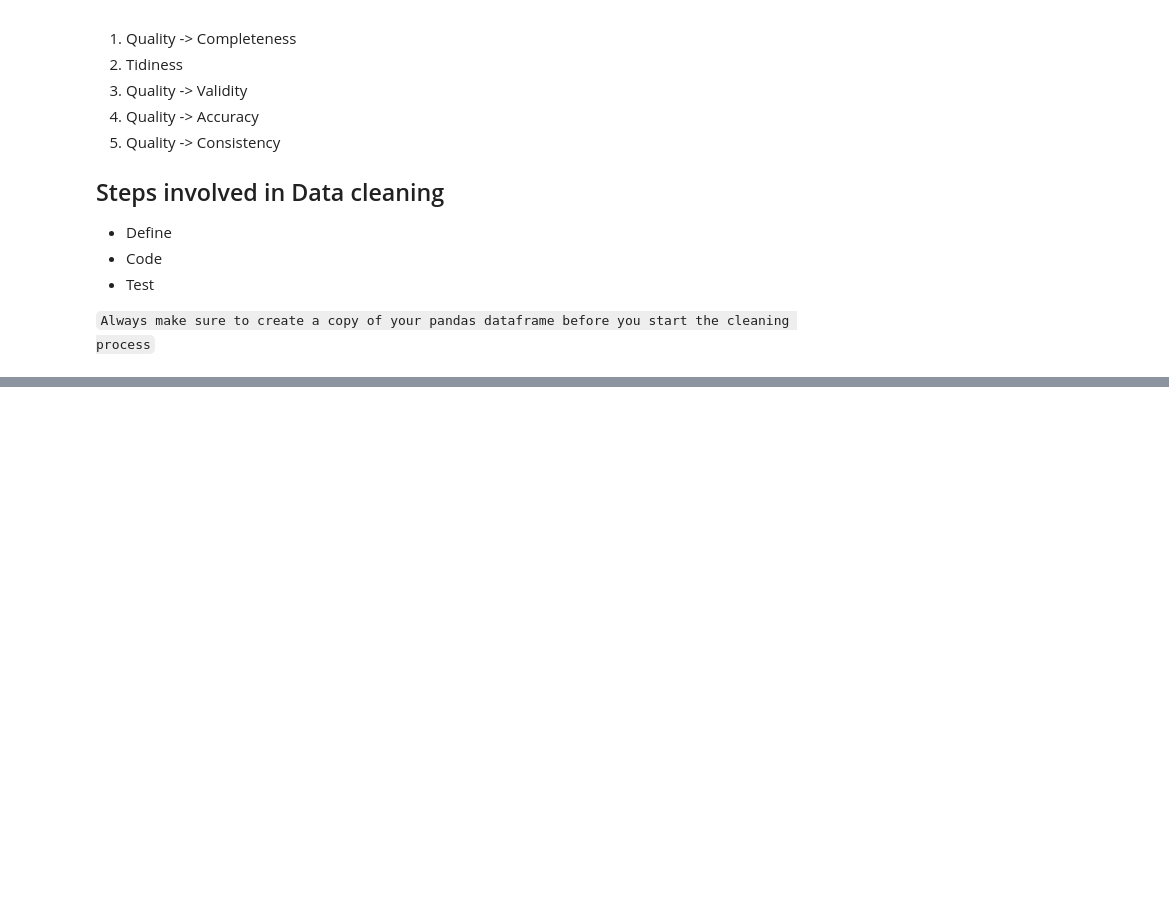
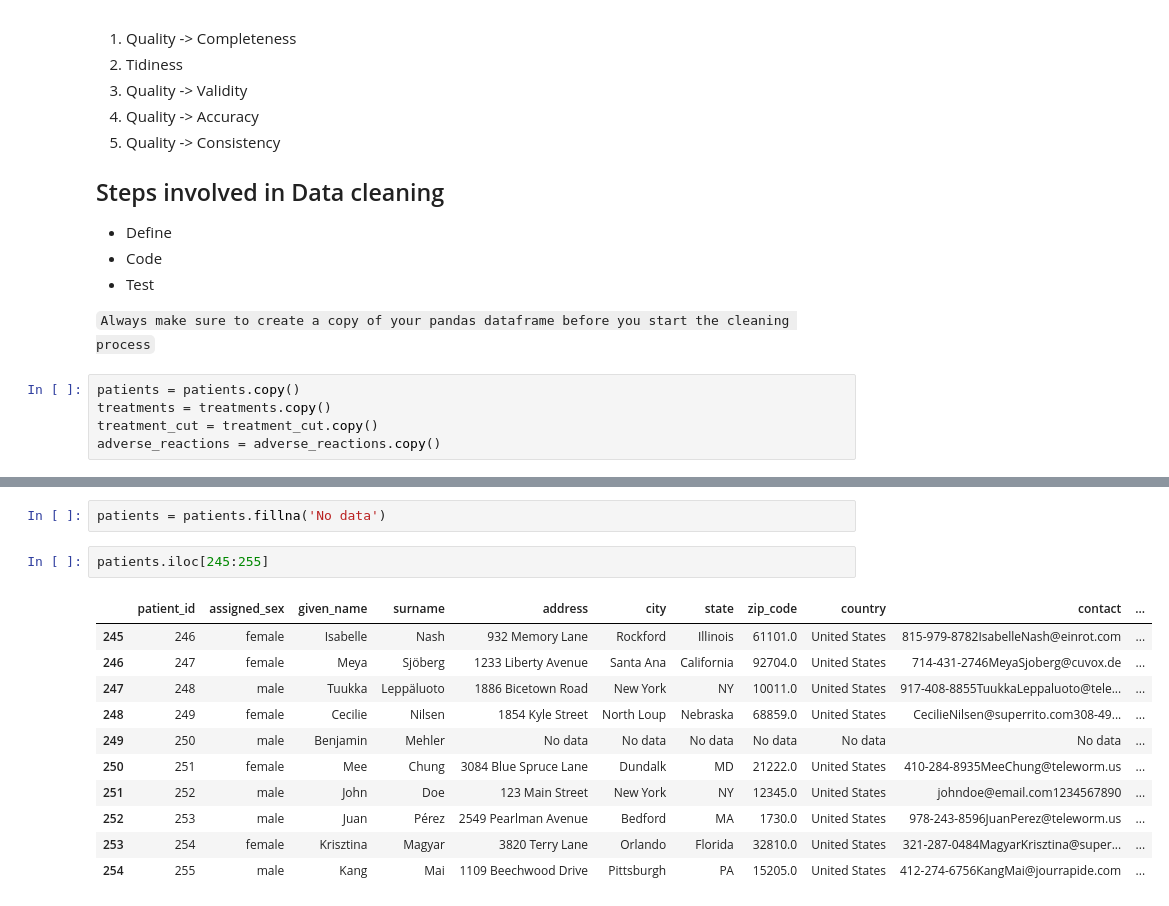
Before and after one commit to sourabhms66/data_analysis_process, a Jupyter notebook: session_28_data_accessing_and_cleaning.ipynb, the cells around one changed output, grey strips where cells are left out. Drawn from its saved outputs; the diff is of its cells as text; blank space fills up the shorter version.

```diff
--- a/session_28_data_accessing_and_cleaning.ipynb
+++ b/session_28_data_accessing_and_cleaning.ipynb
@@ -660,3 +660,8 @@ Completeness <- Validity <- Accuracy <- Consistency
 - Test
 
 `Always make sure to create a copy of your pandas dataframe before you start the cleaning process`
+# %%
+patients = patients.copy()
+treatments = treatments.copy()
+treatment_cut = treatment_cut.copy()
+adverse_reactions = adverse_reactions.copy()
@@ -662,0 +733,16 @@ Completeness <- Validity <- Accuracy <- Consistency
+# %%
+patients = patients.fillna('No data')
+# %%
+patients.iloc[245:255]
+# %% [output]
+|  | patient_id | assigned_sex | given_name | surname | address | city | state | zip_code | country | contact | ... |
+| 245 | 246 | female | Isabelle | Nash | 932 Memory Lane | Rockford | Illinois | 61101.0 | United States | 815-979-8782IsabelleNash@einrot.com | ... |
+| 246 | 247 | female | Meya | Sjöberg | 1233 Liberty Avenue | Santa Ana | California | 92704.0 | United States | 714-431-2746MeyaSjoberg@cuvox.de | ... |
+| 247 | 248 | male | Tuukka | Leppäluoto | 1886 Bicetown Road | New York | NY | 10011.0 | United States | 917-408-8855TuukkaLeppaluoto@tele... | ... |
+| 248 | 249 | female | Cecilie | Nilsen | 1854 Kyle Street | North Loup | Nebraska | 68859.0 | United States | CecilieNilsen@superrito.com308-49... | ... |
+| 249 | 250 | male | Benjamin | Mehler | No data | No data | No data | No data | No data | No data | ... |
+| 250 | 251 | female | Mee | Chung | 3084 Blue Spruce Lane | Dundalk | MD | 21222.0 | United States | 410-284-8935MeeChung@teleworm.us | ... |
+| 251 | 252 | male | John | Doe | 123 Main Street | New York | NY | 12345.0 | United States | johndoe@email.com1234567890 | ... |
+| 252 | 253 | male | Juan | Pérez | 2549 Pearlman Avenue | Bedford | MA | 1730.0 | United States | 978-243-8596JuanPerez@teleworm.us | ... |
+| 253 | 254 | female | Krisztina | Magyar | 3820 Terry Lane | Orlando | Florida | 32810.0 | United States | 321-287-0484MagyarKrisztina@super... | ... |
+| 254 | 255 | male | Kang | Mai | 1109 Beechwood Drive | Pittsburgh | PA | 15205.0 | United States | 412-274-6756KangMai@jourrapide.com | ... |
```
Also changed, not shown: parts of 6 cells of this notebook, 1 other file.
